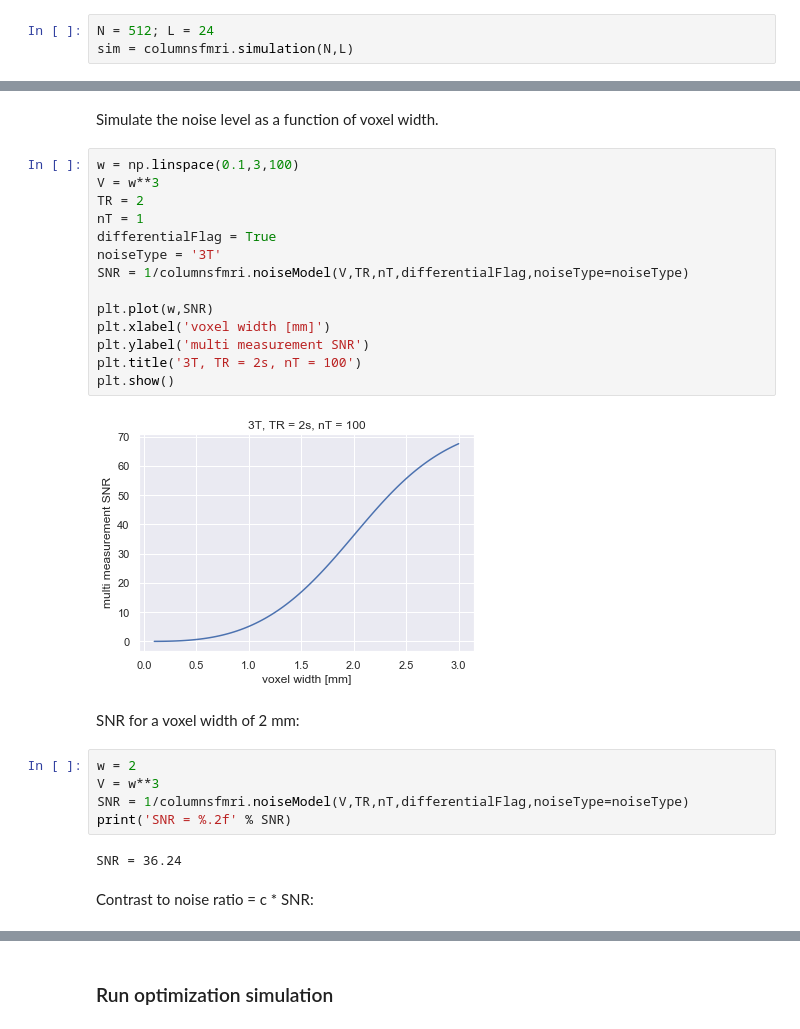
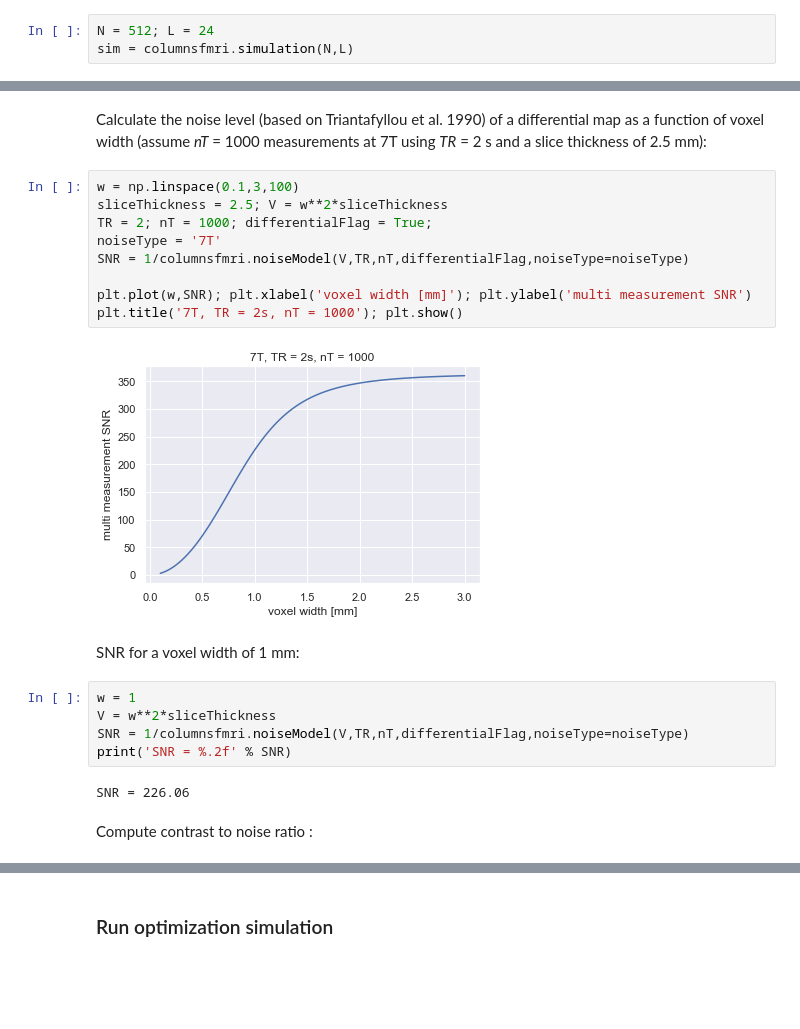
Before and after one commit to dchaimow/columnsfmri, a Jupyter notebook: columnsfmri.ipynb, the cells around one changed output, grey strips where cells are left out. Saved outputs shown, nothing was run; the diff lists cells and outputs as text; blank space fills up the shorter version.

```diff
--- a/columnsfmri.ipynb
+++ b/columnsfmri.ipynb
@@ -60,32 +62,27 @@ c = 3.69%
-# %% [markdown]
-Simulate the noise level as a function of voxel width.
+# %% [markdown]
+Calculate the noise level (based on Triantafyllou et al. 1990) of a differential map as a function of voxel width (assume _nT_ = 1000 measurements at 7T using _TR_ = 2 s and a slice thickness of 2.5 mm):
 # %%
 w = np.linspace(0.1,3,100)
-V = w**3
-TR = 2
-nT = 1
-differentialFlag = True
-noiseType = '3T'
+sliceThickness = 2.5; V = w**2*sliceThickness
+TR = 2; nT = 1000; differentialFlag = True;
+noiseType = '7T'
 SNR = 1/columnsfmri.noiseModel(V,TR,nT,differentialFlag,noiseType=noiseType)
 
-plt.plot(w,SNR)
-plt.xlabel('voxel width [mm]')
-plt.ylabel('multi measurement SNR')
-plt.title('3T, TR = 2s, nT = 100')
-plt.show()
+plt.plot(w,SNR); plt.xlabel('voxel width [mm]'); plt.ylabel('multi measurement SNR')
+plt.title('7T, TR = 2s, nT = 1000'); plt.show()
 # %% [output]
-[figure, old version]
+[figure, new version]
 # %% [markdown]
-SNR for a voxel width of 2 mm:
+SNR for a voxel width of 1 mm:
 # %%
-w = 2
-V = w**3
+w = 1
+V = w**2*sliceThickness
 SNR = 1/columnsfmri.noiseModel(V,TR,nT,differentialFlag,noiseType=noiseType)
 print('SNR = %.2f' % SNR)
 # %% [output]
-SNR = 36.24
+SNR = 226.06
 # %% [markdown]
-Contrast to noise ratio = c * SNR:
+Compute contrast to noise ratio :
 # %%
 CNR = c * SNR
 print('CNR = %.2f' % CNR)
```
Also changed, not shown: parts of 25 cells of this notebook, 3 other files.
